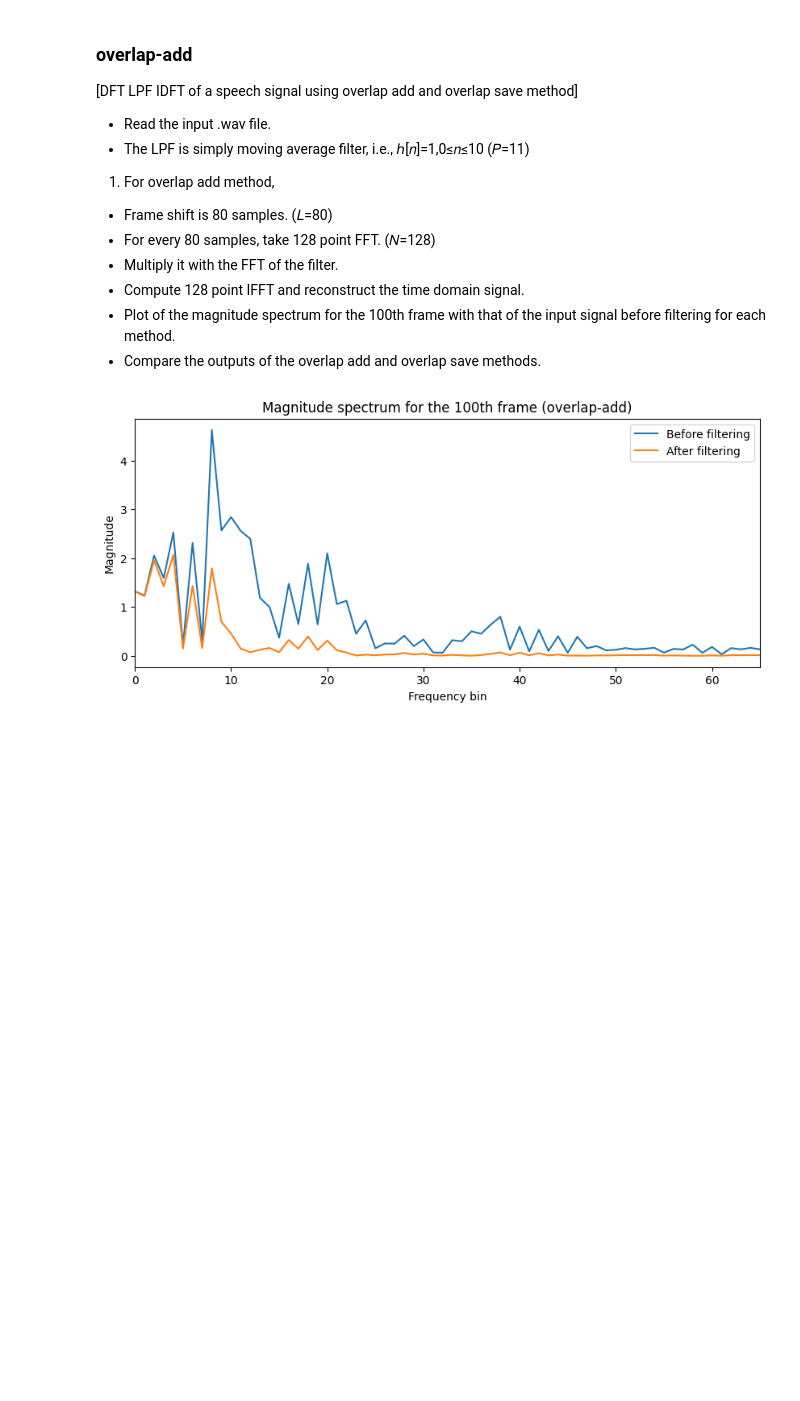
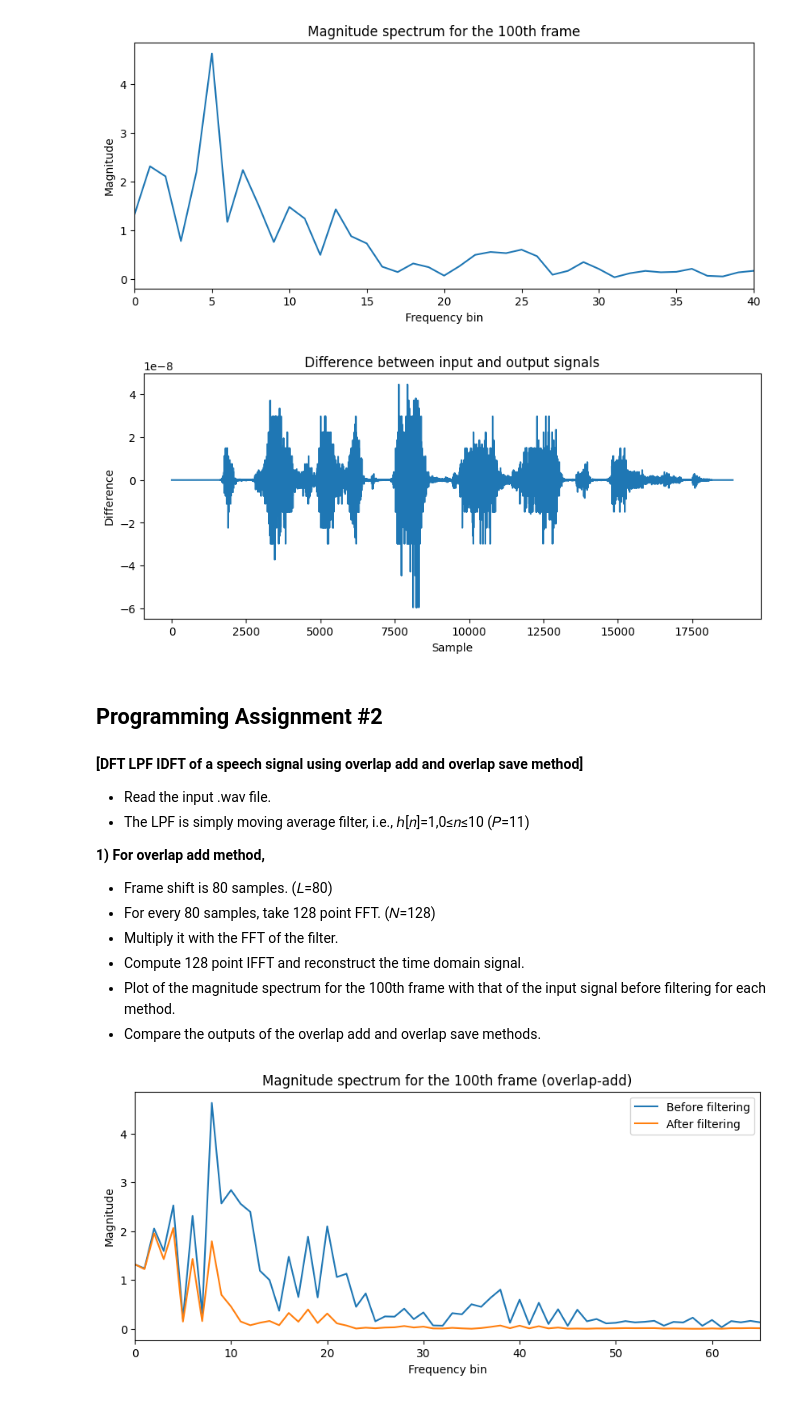
Before and after one commit to YuseonChoi/basic-speech-processing, a Jupyter notebook: overlapAdd_overlapSave/assignment2.ipynb, the cells around one changed output. Drawn from its saved outputs; the diff is of its cells as text; code cells hidden in the pictures; blank space fills up the shorter version.

Commit message:
merge assignments

```diff
--- a/overlapAdd_overlapSave/assignment2.ipynb
+++ b/overlapAdd_overlapSave/assignment2.ipynb
@@ -7,10 +38,54 @@ import matplotlib.pyplot as plt
+# %%
+def plot_magnitude_spectrum(frame):
+    spectrum = torch.fft.fft(frame)
+    magnitude_spectrum = torch.abs(spectrum)
+    plt.figure(figsize=(10,4))
+    plt.plot(magnitude_spectrum)
+    plt.title("Magnitude spectrum for the 100th frame")
+    plt.xlim(0,40)
+    plt.xlabel("Frequency bin")
+    plt.ylabel("Magnitude")
+    # plt.colorbar(format='%+2.0f dB')
+    plt.show()
+# %%
+def plot_difference(input_signal, output_signal):
+    difference = input_signal - output_signal
+    plt.figure(figsize=(10,4))
+    plt.plot(difference)
+    plt.title("Difference between input and output signals")
+    plt.xlabel("Sample")
+    plt.ylabel("Difference")
+    plt.show()
+# %%
+frame_size = 80
+waveform, sr = torchaudio.load('input.wav')
+waveform = waveform[0]
+
+# overlap-add method
+output_signal = overlap_add(waveform, frame_size)
+
+# Plot of magnitude spectrum for the 100th frame
+start = 99 * frame_size
+end = start + frame_size
+ff = output_signal[start:end]
+plot_magnitude_spectrum(ff)
+
+# Plot of the difference between input and output (time domain) signals
+plot_difference(waveform.squeeze(0), output_signal)
+
+# Save output file
+torchaudio.save("output1.wav", output_signal, sr)
+# %% [output]
+[figure, added]
+[figure, added]
+# %% [markdown]
+## Programming Assignment #2
 # %% [markdown]
-### overlap-add
-[DFT LPF IDFT of a speech signal using overlap add and overlap save method]
+**[DFT LPF IDFT of a speech signal using overlap add and overlap save method]**
 - Read the input .wav file.
 - The LPF is simply moving average filter, i.e., ℎ[𝑛]=1,0≤𝑛≤10 (𝑃=11)
 
-1) For overlap add method,
+**1) For overlap add method,**
 - Frame shift is 80 samples. (𝐿=80)
 - For every 80 samples, take 128 point FFT. (𝑁=128)
 - Multiply it with the FFT of the filter.
```
Also changed, not shown: parts of 9 cells of this notebook.
